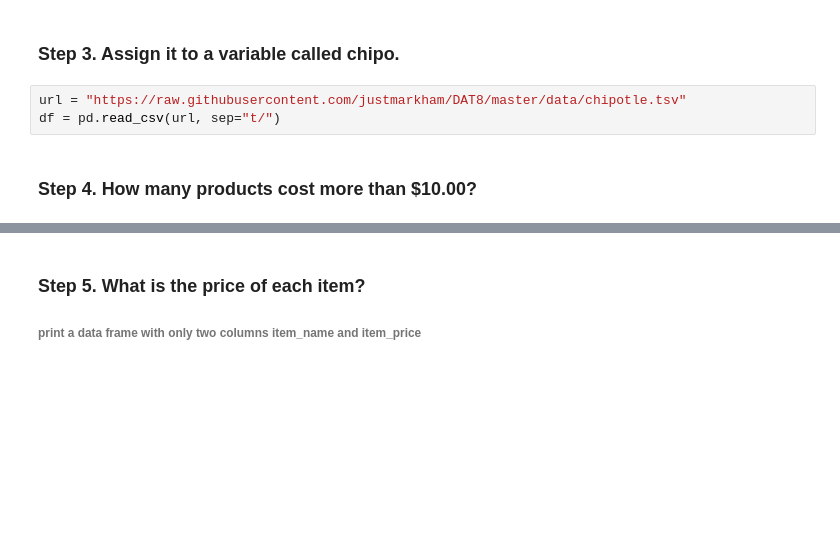
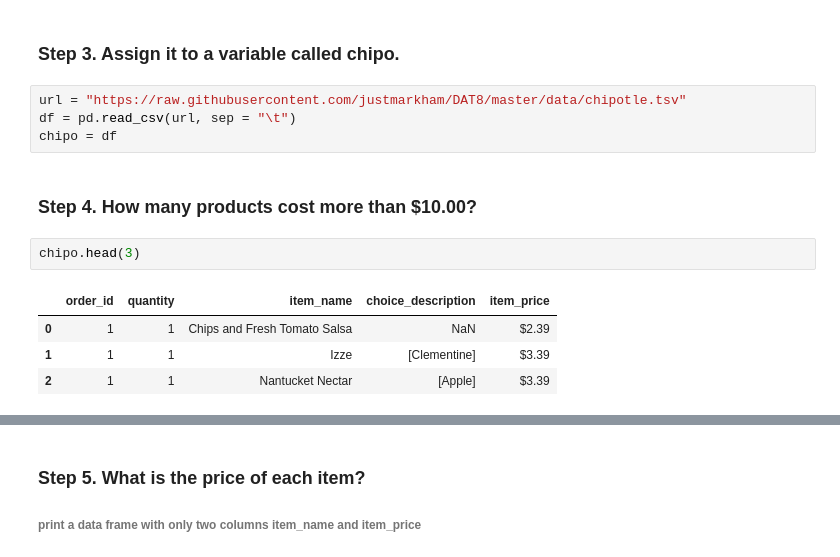
Before and after one commit to acigos/pandas_exercises, a Jupyter notebook: 02_Filtering_&_Sorting/Chipotle/Exercises.ipynb, the cells around one changed output, grey strips where cells are left out. Saved outputs shown, nothing was run; the diff lists cells and outputs as text; blank space fills up the shorter version.

```diff
--- a/02_Filtering_&_Sorting/Chipotle/Exercises.ipynb
+++ b/02_Filtering_&_Sorting/Chipotle/Exercises.ipynb
@@ -13,6 +13,14 @@ import pandas as pd
 ### Step 3. Assign it to a variable called chipo.
 # %%
 url = "https://raw.githubusercontent.com/justmarkham/DAT8/master/data/chipotle.tsv"
-df = pd.read_csv(url, sep="t/")
+df = pd.read_csv(url, sep = "\t")
+chipo = df
 # %% [markdown]
 ### Step 4. How many products cost more than $10.00?
+# %%
+chipo.head(3)
+# %% [output]
+|  | order_id | quantity | item_name | choice_description | item_price |
+| 0 | 1 | 1 | Chips and Fresh Tomato Salsa | NaN | $2.39 |
+| 1 | 1 | 1 | Izze | [Clementine] | $3.39 |
+| 2 | 1 | 1 | Nantucket Nectar | [Apple] | $3.39 |
```
Also changed, not shown: parts of 4 cells of this notebook.
